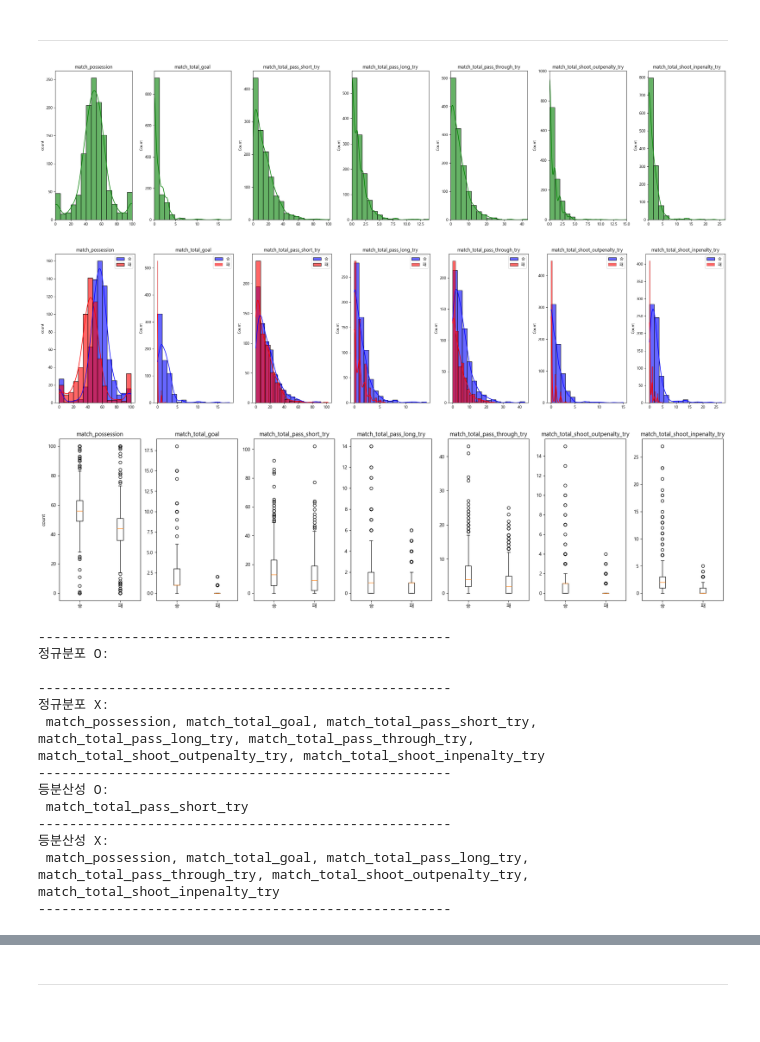
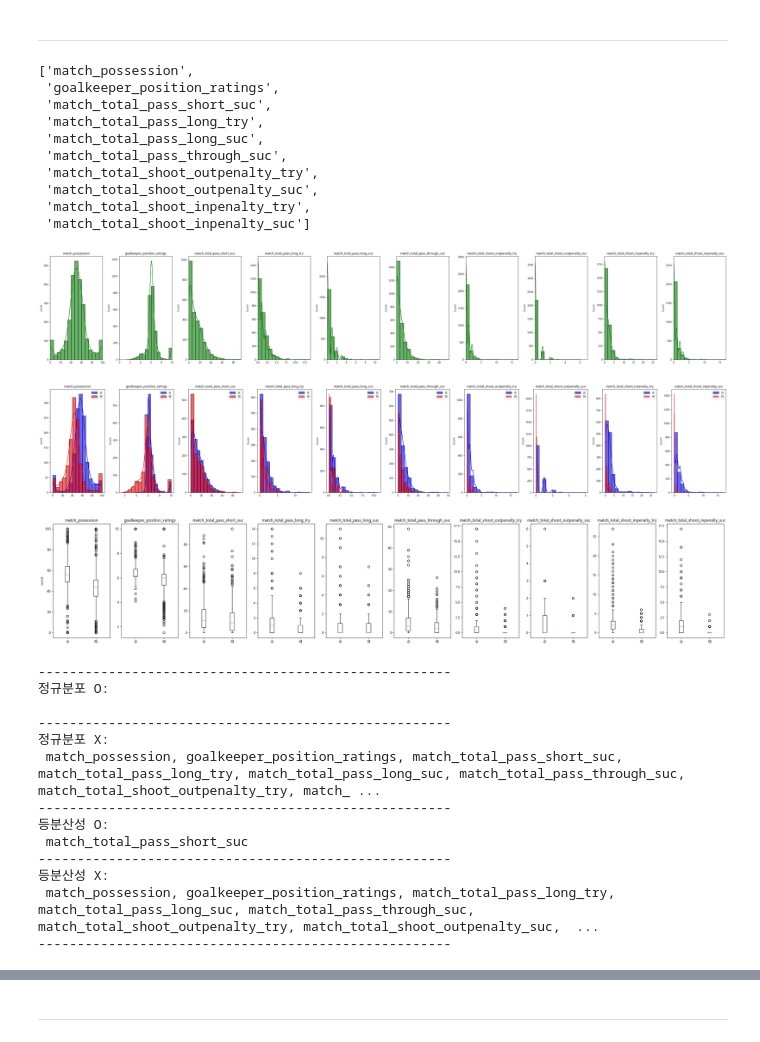
Before and after one commit to dohyun96305/Side_Proj_FCO, a Jupyter notebook: temp_folder/Jupyter_Notebook/match_user_visualization.ipynb, the cells around one changed output, grey strips where cells are left out. Cells and saved outputs as stored; diff of their text form; code cells hidden in the pictures.

```diff
--- a/temp_folder/Jupyter_Notebook/match_user_visualization.ipynb
+++ b/temp_folder/Jupyter_Notebook/match_user_visualization.ipynb
@@ -181,0 +144,38 @@ df2_temp = df1_temp.drop(columns = ['match_avg_rating',
+# %%
+import pandas as pd
+import numpy as np
+from statsmodels.stats.outliers_influence import variance_inflation_factor
+
+# Feature Removal Based on VIF Threshold
+def calculate_vif_(X, thresh = 10):
+    cols = X.columns
+    variables = np.arange(X.shape[1])
+    dropped = True
+
+    while dropped:
+        dropped = False
+        c = X[cols[variables]].values
+        vif = [variance_inflation_factor(c, ix) for ix in np.arange(c.shape[1])]
+
+        maxloc = vif.index(max(vif))
+        if max(vif) > thresh:
+            print(f"Dropping '{X[cols[variables]].columns[maxloc]}' at index {maxloc}")
+            variables = np.delete(variables, maxloc)
+            dropped = True
+
+    if len(variables) == 0:
+        print("All variables were removed. No remaining variables.")
+        return pd.DataFrame()
+
+    print("Remaining variables:")
+    print(X.columns[variables])
+    return X[cols[variables]]
+
+df2_temp = calculate_vif_(df1_temp)
+
+# df2_temp = df1_temp.drop(columns = ['match_avg_rating',
+#                           'match_total_dribble', 'match_total_pass_try', 'match_total_pass_suc',
+#                           'match_total_shoot', 'match_total_shoot_eff',
+#                           'match_total_pass_short_suc', 'match_total_pass_through_suc', 'match_total_pass_long_suc',
+#                           'match_total_shoot_outpenalty_suc', 'match_total_shoot_inpenalty_suc']
+#                            + position_ratings_col)
@@ -615,25 +665,34 @@ match_total_pass_through_try은(는) 승패에 따라 유의미한 차이가 있
 match_total_pass_through_suc은(는) 승패에 따라 유의미한 차이가 있음
 # %% [markdown]
 ---
+# %%
+list(df2_temp.columns)
+# %% [output]
+['match_possession',
+ 'goalkeeper_position_ratings',
+ 'match_total_pass_short_suc',
+ 'match_total_pass_long_try',
+ 'match_total_pass_long_suc',
+ 'match_total_pass_through_suc',
+ 'match_total_shoot_outpenalty_try',
+ 'match_total_shoot_outpenalty_suc',
+ 'match_total_shoot_inpenalty_try',
+ 'match_total_shoot_inpenalty_suc']
 # %%
-df4 = df1.drop(columns = ['match_id', 'user_ouid', 'user_nickname', 'match_avg_rating',
-                          'match_total_dribble', 'match_total_pass_try', 'match_total_pass_suc',
-                          'match_total_shoot', 'match_total_shoot_eff',
-                          'match_total_pass_short_suc', 'match_total_pass_through_suc', 'match_total_pass_long_suc',
-                          'match_total_shoot_outpenalty_suc', 'match_total_shoot_inpenalty_suc'] + position_ratings_col)
+df4 = df1[['match_result'] + list(df2_temp.columns)]
 
 df4_win = df4[df4['match_result'] == '승']
 df4_lose = df4[df4['match_result'] == '패']
 
 df4_temp = df4.drop(columns = ['match_result'])
 
 col_hist_all(df4_temp, df4_temp.columns);
 col_hist(df4_win, df4_lose, df4_temp.columns, False);
 col_boxplot(df4_win, df4_lose, df4_temp.columns, False);
 # %% [output]
-[figure, old version]
+[figure, new version]
-[figure, old version]
+[figure, new version]
-[figure, old version]
+[figure, new version]
 # %%
 normality_test(df4_win, df4_lose, df4_temp.columns)
 # %% [output]
@@ -642,13 +701,13 @@ normality_test(df4_win, df4_lose, df4_temp.columns)
 
 -----------------------------------------------------
 정규분포 X:
- match_possession, match_total_goal, match_total_pass_short_try, match_total_pass_long_try, match_total_pass_through_try, match_total_shoot_outpenalty_try, match_total_shoot_inpenalty_try
+ match_possession, goalkeeper_position_ratings, match_total_pass_short_suc, match_total_pass_long_try, match_total_pass_long_suc, match_total_pass_through_suc, match_total_shoot_outpenalty_try, match_ ...
 -----------------------------------------------------
 등분산성 O:
- match_total_pass_short_try
+ match_total_pass_short_suc
 -----------------------------------------------------
 등분산성 X:
- match_possession, match_total_goal, match_total_pass_long_try, match_total_pass_through_try, match_total_shoot_outpenalty_try, match_total_shoot_inpenalty_try
+ match_possession, goalkeeper_position_ratings, match_total_pass_long_try, match_total_pass_long_suc, match_total_pass_through_suc, match_total_shoot_outpenalty_try, match_total_shoot_outpenalty_suc,  ...
 -----------------------------------------------------
 # %%
 group_difference_test(df4_win, df4_lose, df4_temp.columns)
```
Also changed, not shown: parts of 43 cells of this notebook, 2 other files.
